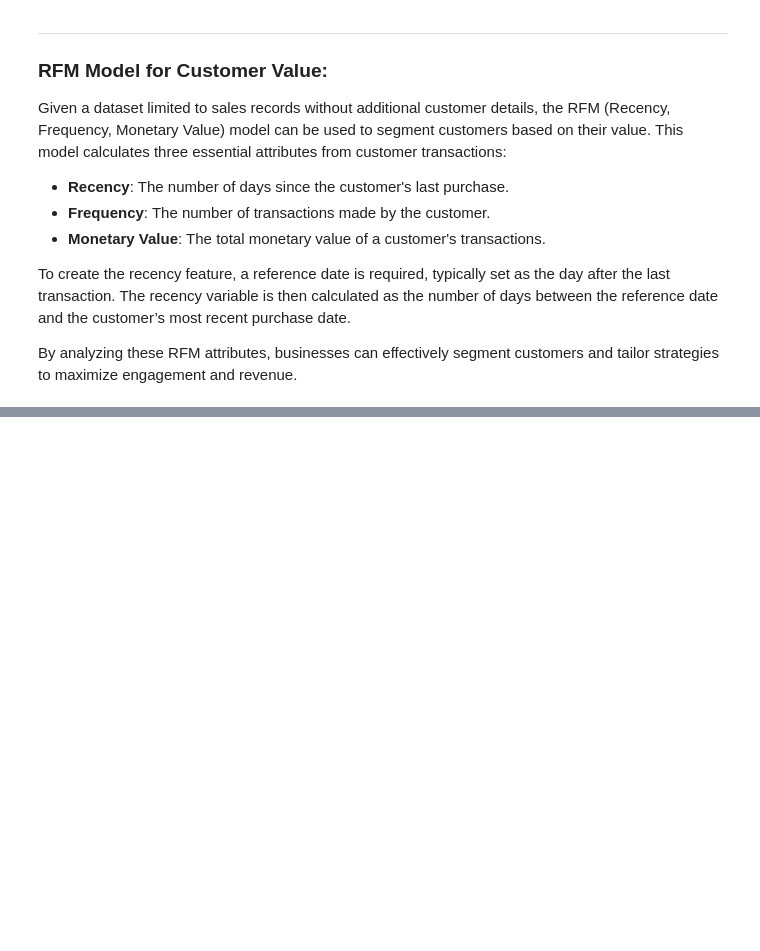
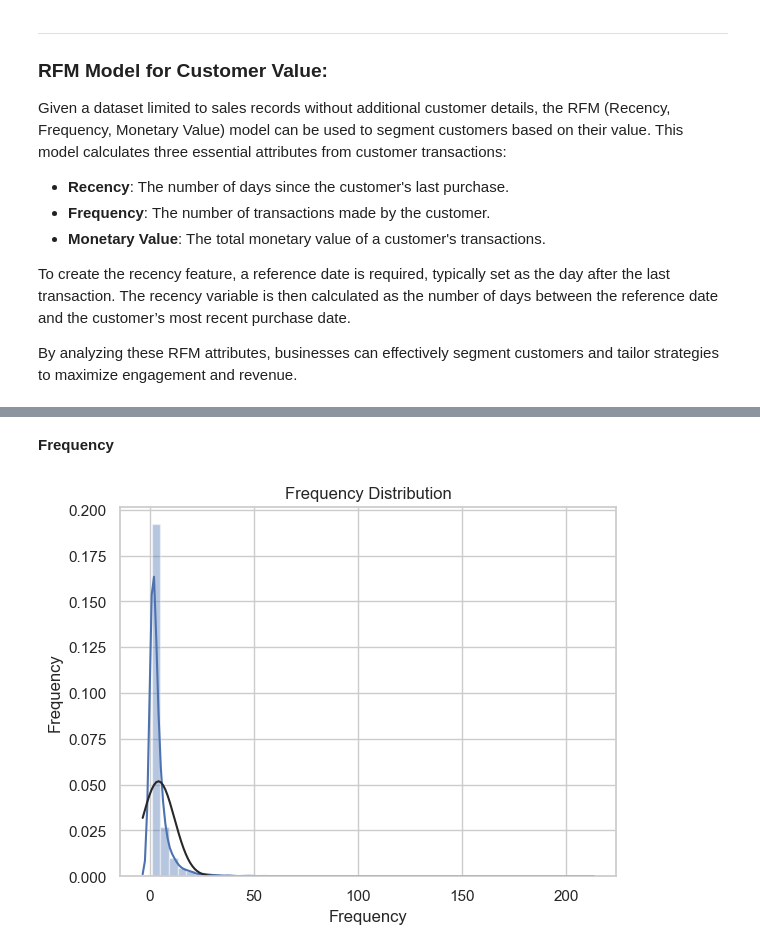
Before and after one commit to bharath03-a/CustomerSegmentationMarketAnalysis, a Jupyter notebook: notebooks/01_customer_segmention_techniques.ipynb, the cells around one changed output, grey strips where cells are left out. Saved outputs shown, nothing was run; the diff lists cells and outputs as text; code cells hidden in the pictures; blank space fills up the shorter version.

```diff
--- a/notebooks/01_customer_segmention_techniques.ipynb
+++ b/notebooks/01_customer_segmention_techniques.ipynb
@@ -618,0 +676,17 @@ By analyzing these RFM attributes, businesses can effectively segment customers
+# %% [markdown]
+**Frequency**
+# %%
+cust_freq = clust_data.groupby(["CustomerID"])["InvoiceNo"].nunique().reset_index(name = "count")
+# %%
+cust_freq.rename(columns={'count':'frequency'},inplace=True)
+cust_hist_df = cust_hist_df.merge(cust_freq)
+# %%
+# Kernel Density Plot
+
+sns.distplot(cust_hist_df['frequency'], fit=norm)
+plt.title('Frequency Distribution', loc='center')
+plt.xlabel('Frequency')
+plt.ylabel('Frequency')
+plt.show()
+# %% [output]
+[figure, added]
```
Also changed, not shown: parts of 21 cells of this notebook.
